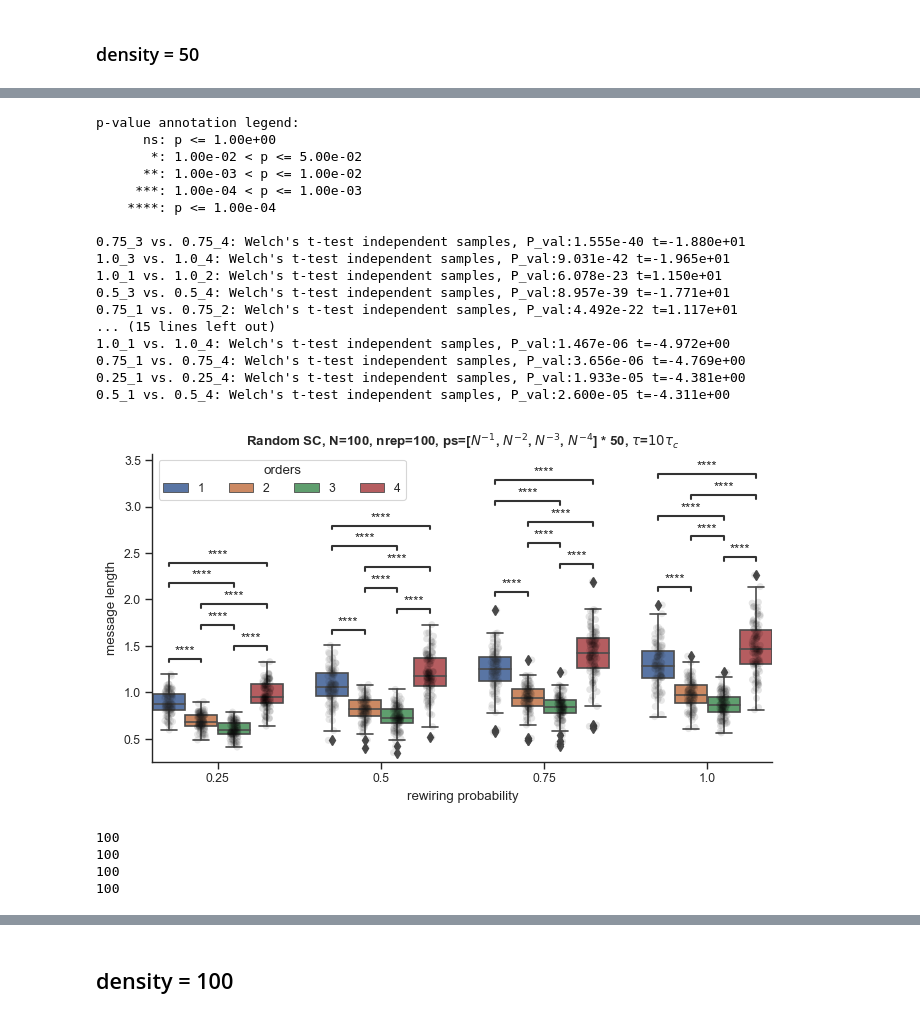
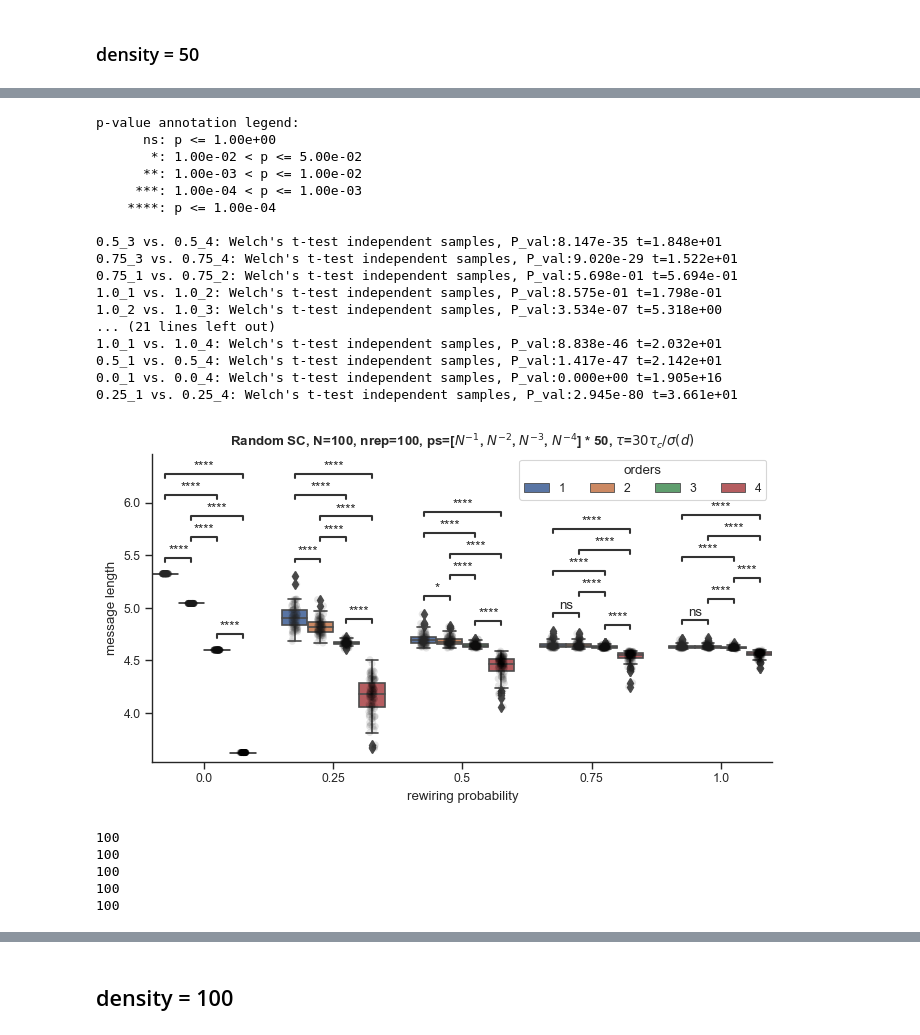
Before and after one commit to maximelucas/hypergraph_reducibility, a Jupyter notebook: notebooks/test_rescaling_RSC_luca.ipynb, the cells around one changed output, grey strips where cells are left out. Cells and saved outputs as stored; diff of their text form; code cells hidden in the pictures.

```diff
--- a/notebooks/test_rescaling_RSC_luca.ipynb
+++ b/notebooks/test_rescaling_RSC_luca.ipynb
@@ -622,5 +624,5 @@ labels = [f"{i}" for i in np.linspace(0.25,1,4)]
 # %%
-for i, s in enumerate(np.linspace(0.25,1,4)):
+for i, s in enumerate(np.linspace(0,1,5)):
     message_lengths[s] = pad_arr_list(message_lengths[s])
 
 df = pd.DataFrame.from_dict(message_lengths, orient="index").stack().to_frame()
@@ -705,15 +818,18 @@ orders = np.array(xgi.unique_edge_sizes(H0)) - 1
 weights = np.ones(len(orders))
 
 Hs = dict()
-for p in np.linspace(0.25,1,4):
+for p in np.linspace(0,1,5):
     Hs_i = []
     for rep in range(100):
         if (rep+1)%100==0:
             print(rep+1)
-        H = shuffle_hyperedges(S=H0, order=1, p=p)
-        H = shuffle_hyperedges(S=H, order=2, p=p)
-        H = shuffle_hyperedges(S=H, order=3, p=p)
-        H = shuffle_hyperedges(S=H, order=4, p=p)
+        if p != 0:
+            H = shuffle_hyperedges(S=H0, order=1, p=p)
+            H = shuffle_hyperedges(S=H, order=2, p=p)
+            H = shuffle_hyperedges(S=H, order=3, p=p)
+            H = shuffle_hyperedges(S=H, order=4, p=p)
+        else:
+            H = xgi.Hypergraph(H0.edges.members(dtype=dict))
         Hs_i.append(H)
     Hs[p] = Hs_i
 # %% [output]
@@ -738,7 +855,7 @@ for p, Hs_i in Hs.items():
         orders = np.array(xgi.unique_edge_sizes(H)) - 1
         weights = np.ones(len(orders))
         tau_c = find_charact_tau(H, orders, weights, rescale_per_node=False)
-        Ds_H, lZs_H, orders = compute_information(H, 10*tau_c, rescale_per_node=False)
+        Ds_H, lZs_H = optimization_rescaled(H, 30*tau_c, inverse_rescaling_factors, rescale_per_node=False)
 
         info_losses_i.append(Ds_H)
         complexities_i.append(lZs_H)
@@ -749,10 +866,8 @@ for p, Hs_i in Hs.items():
     complexities[p] = complexities_i
     orders_arr[p] = orders_arr_i
     message_lengths[p]= message_lengths_i
-
-labels = [f"{i}" for i in np.linspace(0.25,1,4)]
 # %%
-for i, s in enumerate(np.linspace(0.25,1,4)):
+for i, s in enumerate(np.linspace(0,1,5)):
     message_lengths[s] = pad_arr_list(message_lengths[s])
 
 df = pd.DataFrame.from_dict(message_lengths, orient="index").stack().to_frame()
@@ -769,63 +884,52 @@ dff = df.reset_index(names=["rewiring probability", "rep"]).melt(
     value_name="message length",
 )
 # %%
-from statannotations.Annotator import Annotator
-
 fix, ax = plt.subplots(figsize=(8, 4))
-
-#palette = sb.color_palette("Set1", n_colors=4)
-
-#box_params = {
-#    'boxprops':{'facecolor':'none'},
-#    'medianprops':{'color':'silver'},
-    #'whiskerprops':{'color':'blue'},
-    #'capprops':{'color':'yellow'}
-#}
 
 sb.boxplot(data=dff, hue="order", y="message length", x="rewiring probability", ax=ax)#, **box_params)
 plt.legend(title= "orders",ncols = 4)
 
 sb.stripplot(data=dff, hue="order", y="message length", x="rewiring probability", ax=ax, color="black", dodge=True, alpha=0.1, legend=False)
 
 sb.despine()
-ax.set_title(rf"Random SC, N={N}, nrep={100}, ps=[$N^{{-1}}$, $N^{{-2}}$, $N^{{-3}}$, $N^{{-4}}$] * 50, $\tau$=$10\tau_c$", weight="bold")
+ax.set_title(rf"Random SC, N={N}, nrep={100}, ps=[$N^{{-1}}$, $N^{{-2}}$, $N^{{-3}}$, $N^{{-4}}$] * 50, $\tau$=$30\tau_c/\sigma(d)$", weight="bold")
 
 
 pairs = []
-for p in np.linspace(0.25,1,4):
+for p in np.linspace(0,1,5):
     pairs.append( [(p, 3), (p, 4) ] )
     pairs.append( [(p, 1), (p, 2) ] )
     pairs.append( [(p, 1), (p, 3) ] )
     pairs.append( [(p, 1), (p, 4) ] )
     pairs.append( [(p, 2), (p, 3) ] )
     pairs.append( [(p, 2), (p, 4) ] )
 
 annotator = Annotator(ax, pairs, data=dff, x="rewiring probability", y="message length", hue="order")
 annotator.configure(test='t-test_welch', text_format='star', loc='inside')
 annotator.apply_and_annotate()
 
 #fig_name = f"message_length_RHG_N{N}_pwiring_{sparsity_scales}_nreps_{n_rep}_boxplot"
-fig_name = f"message_length_RSC_N_100_p_25_50_75_100_s_50_char_tau_10_boxplot"
+fig_name = f"message_length_RSC_N_100_p_25_50_75_100_s_50_char_tau_30_rescaled_boxplot"
 plt.savefig(f"{out_dir}{fig_name}.png", dpi=250, bbox_inches="tight")
 # %% [output]
 p-value annotation legend:
       ns: p <= 1.00e+00
        *: 1.00e-02 < p <= 5.00e-02
       **: 1.00e-03 < p <= 1.00e-02
      ***: 1.00e-04 < p <= 1.00e-03
     ****: p <= 1.00e-04
 
-0.75_3 vs. 0.75_4: Welch's t-test independent samples, P_val:1.555e-40 t=-1.880e+01
-1.0_3 vs. 1.0_4: Welch's t-test independent samples, P_val:9.031e-42 t=-1.965e+01
-1.0_1 vs. 1.0_2: Welch's t-test independent samples, P_val:6.078e-23 t=1.150e+01
-0.5_3 vs. 0.5_4: Welch's t-test independent samples, P_val:8.957e-39 t=-1.771e+01
-0.75_1 vs. 0.75_2: Welch's t-test independent samples, P_val:4.492e-22 t=1.117e+01
-... (15 lines left out)
-1.0_1 vs. 1.0_4: Welch's t-test independent samples, P_val:1.467e-06 t=-4.972e+00
-0.75_1 vs. 0.75_4: Welch's t-test independent samples, P_val:3.656e-06 t=-4.769e+00
-0.25_1 vs. 0.25_4: Welch's t-test independent samples, P_val:1.933e-05 t=-4.381e+00
-0.5_1 vs. 0.5_4: Welch's t-test independent samples, P_val:2.600e-05 t=-4.311e+00
+0.5_3 vs. 0.5_4: Welch's t-test independent samples, P_val:8.147e-35 t=1.848e+01
+0.75_3 vs. 0.75_4: Welch's t-test independent samples, P_val:9.020e-29 t=1.522e+01
+0.75_1 vs. 0.75_2: Welch's t-test independent samples, P_val:5.698e-01 t=5.694e-01
+1.0_1 vs. 1.0_2: Welch's t-test independent samples, P_val:8.575e-01 t=1.798e-01
+1.0_2 vs. 1.0_3: Welch's t-test independent samples, P_val:3.534e-07 t=5.318e+00
+... (21 lines left out)
+1.0_1 vs. 1.0_4: Welch's t-test independent samples, P_val:8.838e-46 t=2.032e+01
+0.5_1 vs. 0.5_4: Welch's t-test independent samples, P_val:1.417e-47 t=2.142e+01
+0.0_1 vs. 0.0_4: Welch's t-test independent samples, P_val:0.000e+00 t=1.905e+16
+0.25_1 vs. 0.25_4: Welch's t-test independent samples, P_val:2.945e-80 t=3.661e+01
-[figure, old version]
+[figure, new version]
 # %%
 N = 100
 ps = np.array([1/N, 1/N**2, 1/N**3, 1/N**4])
@@ -837,15 +941,18 @@ orders = np.array(xgi.unique_edge_sizes(H0)) - 1
 weights = np.ones(len(orders))
 
 Hs = dict()
-for p in np.linspace(0.25,1,4):
+for p in np.linspace(0,1,5):
     Hs_i = []
     for rep in range(100):
         if (rep+1)%100==0:
             print(rep+1)
-        H = shuffle_hyperedges(S=H0, order=1, p=p)
-        H = shuffle_hyperedges(S=H, order=2, p=p)
-        H = shuffle_hyperedges(S=H, order=3, p=p)
-        H = shuffle_hyperedges(S=H, order=4, p=p)
+        if p != 0:
+            H = shuffle_hyperedges(S=H0, order=1, p=p)
+            H = shuffle_hyperedges(S=H, order=2, p=p)
+            H = shuffle_hyperedges(S=H, order=3, p=p)
+            H = shuffle_hyperedges(S=H, order=4, p=p)
+        else:
+            H = xgi.Hypergraph(H0.edges.members(dtype=dict))
         Hs_i.append(H)
     Hs[p] = Hs_i
 # %% [output]
@@ -853,6 +960,7 @@ for p in np.linspace(0.25,1,4):
 100
 100
 100
+100
 # %%
 info_losses = dict()
 complexities = dict()
```
Also changed, not shown: parts of 15 cells of this notebook, 4 other files.
